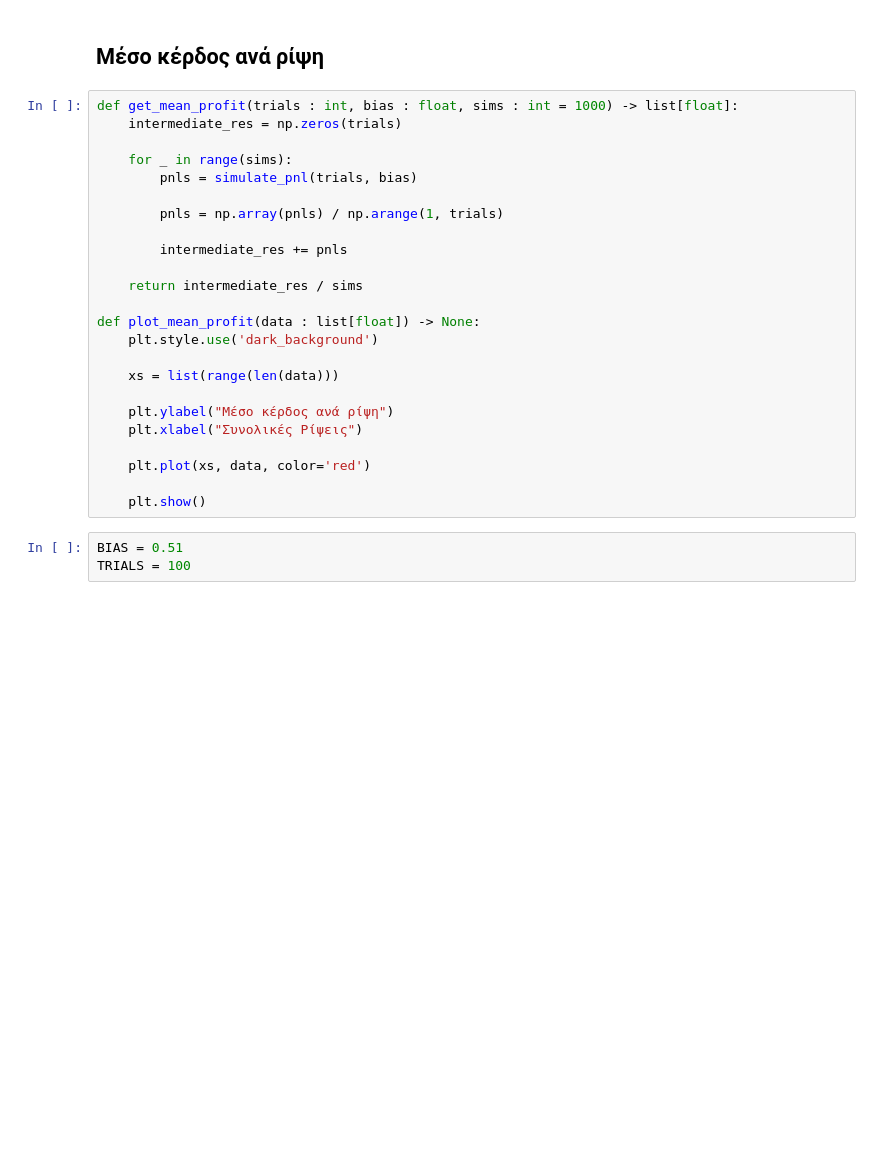
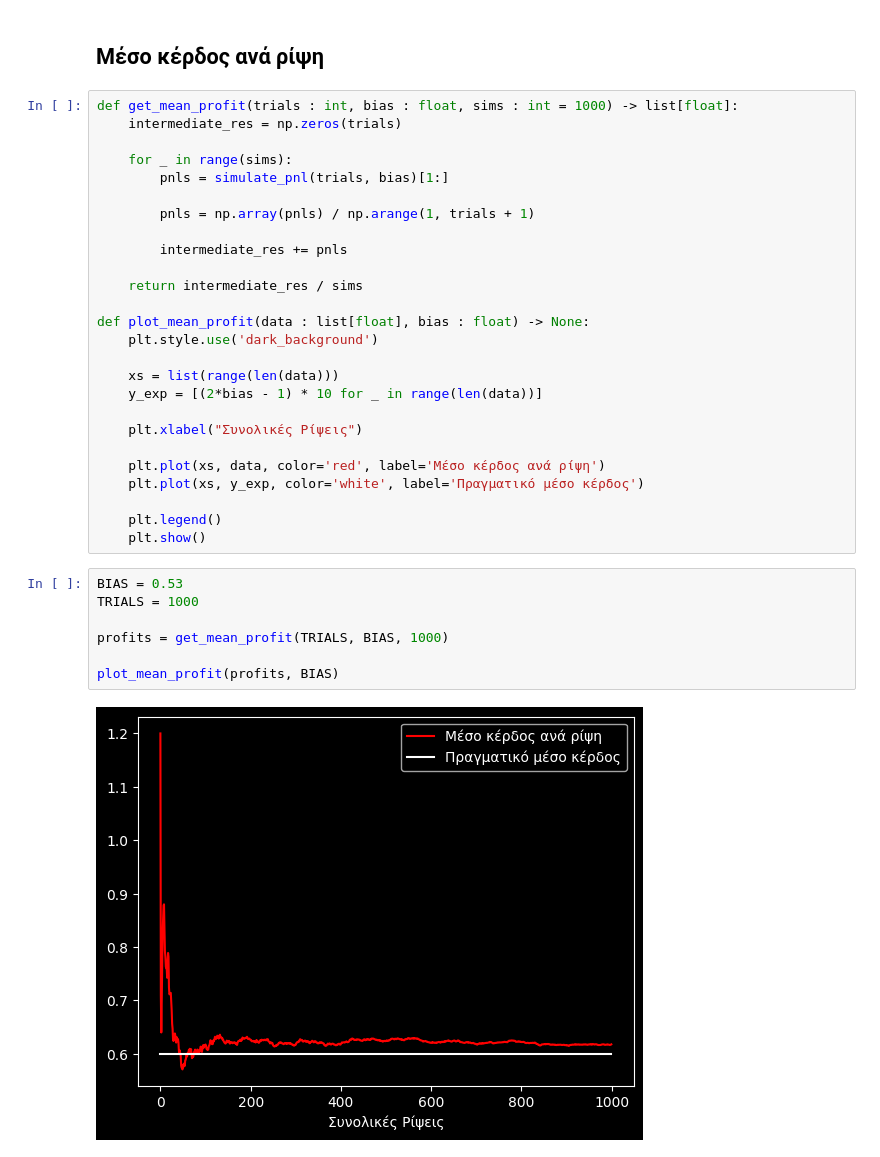
Before and after one commit to NLHolden/jupyterlite-deployment, a Jupyter notebook: content/biased_coin.ipynb, the cells around one changed output. Cells and saved outputs as stored; diff of their text form; blank space fills up the shorter version.

```diff
--- a/content/biased_coin.ipynb
+++ b/content/biased_coin.ipynb
@@ -82,25 +82,33 @@ def get_mean_profit(trials : int, bias : float, sims : int = 1000) -> list[float
     intermediate_res = np.zeros(trials)
 
     for _ in range(sims):
-        pnls = simulate_pnl(trials, bias)
+        pnls = simulate_pnl(trials, bias)[1:]
 
-        pnls = np.array(pnls) / np.arange(1, trials)
+        pnls = np.array(pnls) / np.arange(1, trials + 1)
 
         intermediate_res += pnls
 
     return intermediate_res / sims
 
-def plot_mean_profit(data : list[float]) -> None:
+def plot_mean_profit(data : list[float], bias : float) -> None:
     plt.style.use('dark_background')
 
     xs = list(range(len(data)))
+    y_exp = [(2*bias - 1) * 10 for _ in range(len(data))]
 
-    plt.ylabel("Μέσο κέρδος ανά ρίψη")
     plt.xlabel("Συνολικές Ρίψεις")
 
-    plt.plot(xs, data, color='red')
+    plt.plot(xs, data, color='red', label='Μέσο κέρδος ανά ρίψη')
+    plt.plot(xs, y_exp, color='white', label='Πραγματικό μέσο κέρδος')
 
+    plt.legend()
     plt.show()
 # %%
-BIAS = 0.51
-TRIALS = 100
+BIAS = 0.53
+TRIALS = 1000
+
+profits = get_mean_profit(TRIALS, BIAS, 1000)
+
+plot_mean_profit(profits, BIAS)
+# %% [output]
+[figure, added]
```
Also changed, not shown: parts of 3 cells of this notebook.
